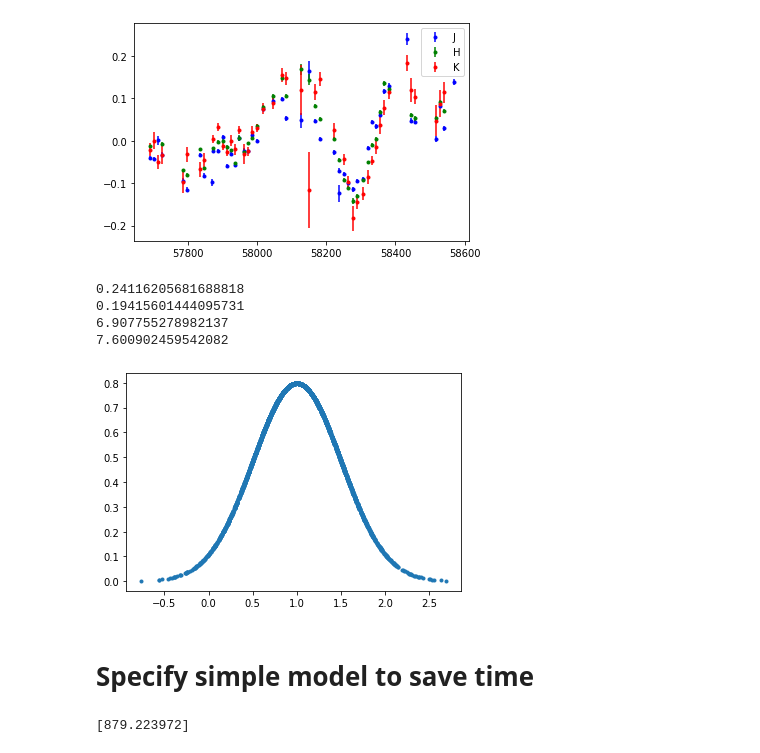
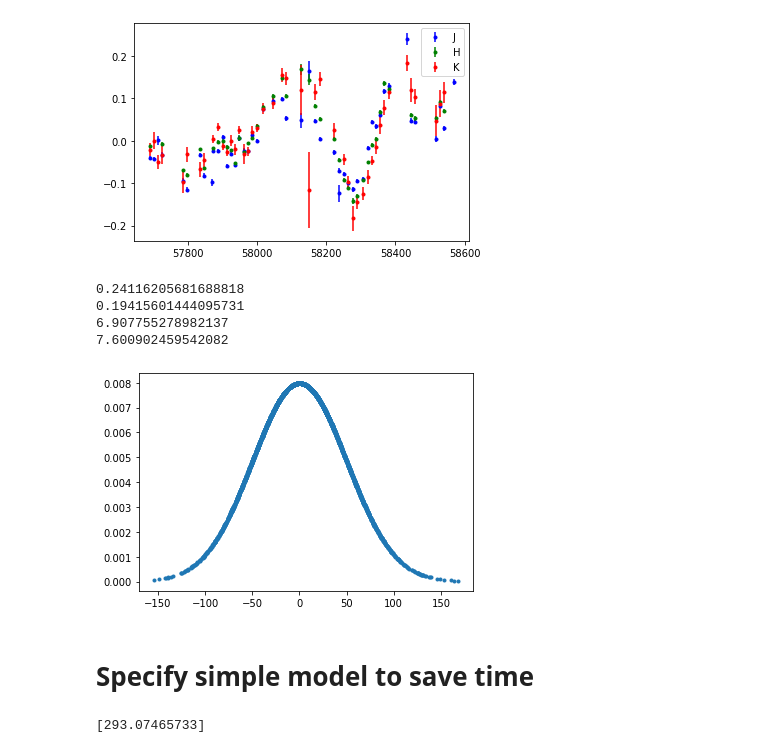
Before and after one commit to MalteBrinch/Master-Thesis-Code, a Jupyter notebook: 7d conv and iterating a GP.ipynb, the cells around one changed output. Drawn from its saved outputs; the diff is of its cells as text; code cells hidden in the pictures.

```diff
--- a/7d conv and iterating a GP.ipynb
+++ b/7d conv and iterating a GP.ipynb
@@ -360,33 +339,33 @@ plt.legend()
 # %%
 import numpy as np
 import matplotlib.pyplot as plt
 
-mu,sigma,n = 1,0.5,3000
+mu,sigma,n = 0,50,3000
 
 def normal(x,mu,sigma):
     return ( 2.*np.pi*sigma**2. )**-.5 * np.exp( -.5 * (x-mu)**2. / sigma**2. )
 
 x = np.random.normal(mu,sigma,n)
 y = normal(x,mu,sigma)
 y_log=normal(np.log(x),mu,sigma)
 
 print(np.log(1400)-np.log(1100))
 print(np.log(1700)-np.log(1400))
 #plt.plot(np.log(x),y_log,'.')
 plt.plot(x,y,'.')
 print(np.log(1000))
 print(np.log(2000))
 # %% [output]
 0.24116205681688818
 0.19415601444095731
 6.907755278982137
 7.600902459542082
-[figure, old version]
+[figure, new version]
 # %% [markdown]
 # Specify simple model to save time
 # %%
 #locate index of points closest to data in conditional
-n_new = 1000
+n_new = 49
 X_new = np.linspace(min(XJ), max(XJ), n_new)
 idx=np.zeros(len(XJ),int)
 
@@ -396,8 +375,8 @@ for i in range(len(XJ)):
 X_new[idx]-XJ
 #idx
 
-nf = 100
-Xf = np.linspace(min(XJ), max(XJ), n_new)
-print(XJ[-1]-XJ[0])
+nf = 99
+Xf = np.linspace(min(XJ), max(XJ), nf)
+print((XJ[-1]-XJ[0])/3)
 # %% [output]
-[879.223972]
+[293.07465733]
```
Also changed, not shown: parts of 19 cells of this notebook.
